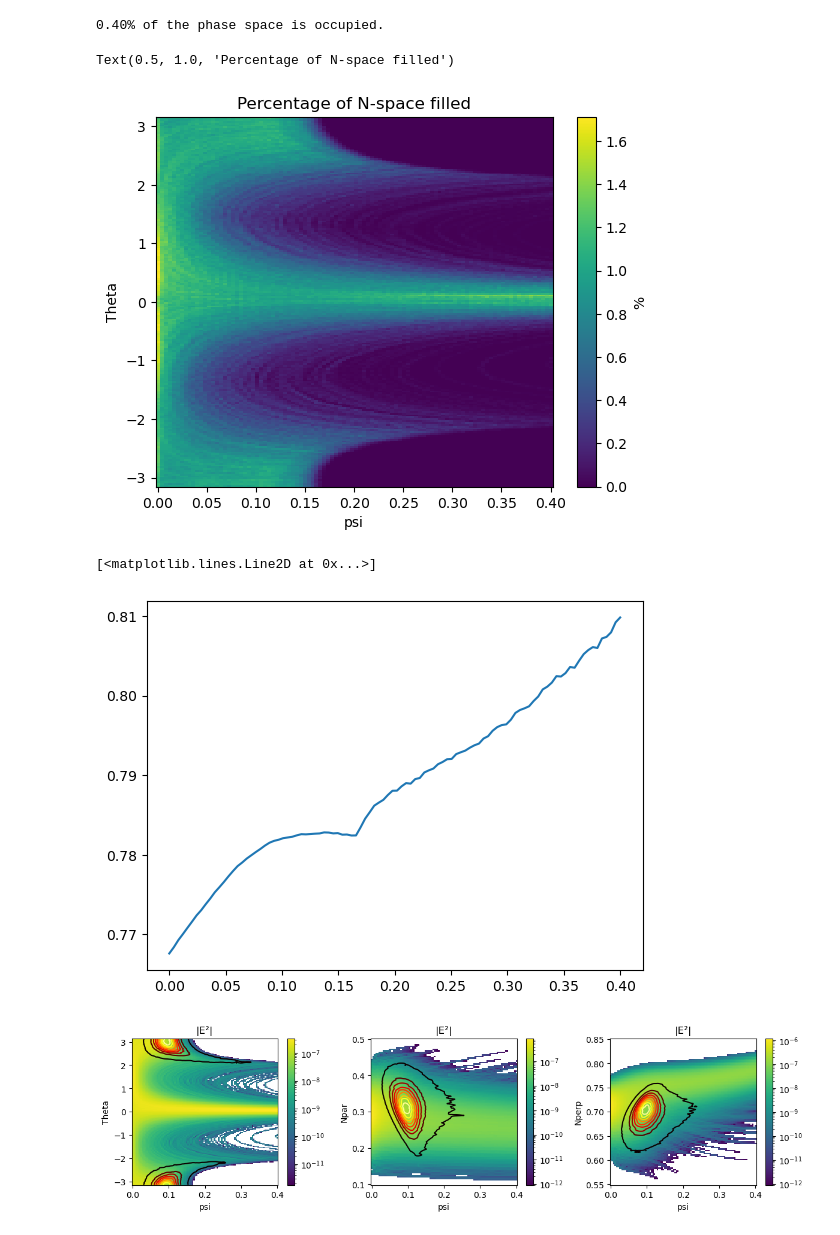
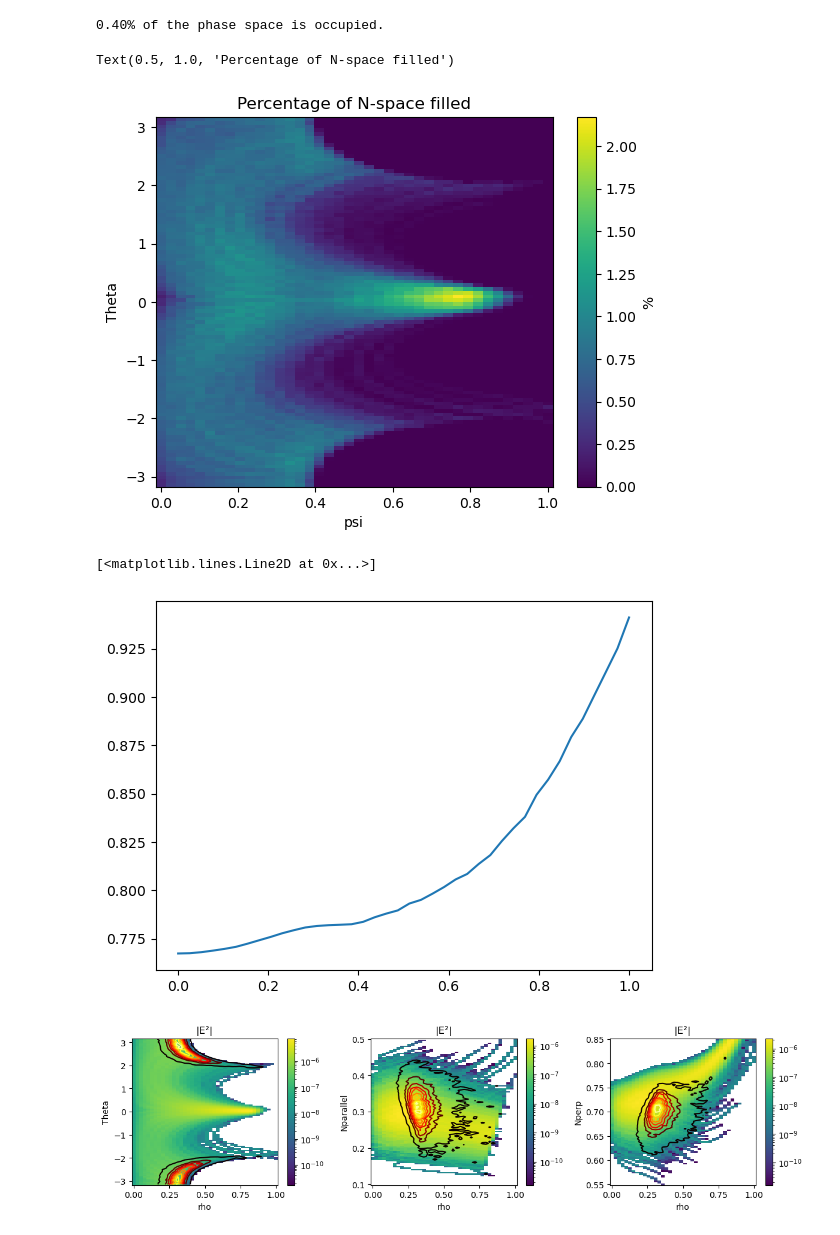
Before and after one commit to EwoutDevlaminck/WKBacca_QL, a Jupyter notebook: QL_diffusion.ipynb, the cells around one changed output. Drawn from its saved outputs; the diff is of its cells as text; code cells hidden in the pictures.

```diff
--- a/QL_diffusion.ipynb
+++ b/QL_diffusion.ipynb
@@ -11,6 +11,6 @@ from matplotlib.colors import LogNorm
 
 import QL_functs_v2 as ql
 # %%
-filename = '/home/devlamin/Documents/WKBeam_related/Cases_ran_before/TCV72644/t_1.05/output/L1_binned_QL_highres.hdf5'
+filename = '/home/devlamin/Documents/WKBeam_related/WKBacca_dev_v1/WKBacca_cases/TCV72644/t_1.05/output/L1_binned_QL.hdf5'
 # %%
-WhatToResolve, FreqGHz, mode, Wfct, Absorption, EnergyFlux, psi, Theta, Npar, Nperp = ql.read_h5file(filename)
+WhatToResolve, FreqGHz, mode, Wfct, Absorption, EnergyFlux, rho, Theta, Nparallel, Nperp = ql.read_h5file(filename)
@@ -60,13 +58,13 @@ Nparpar, Nperper = np.meshgrid(Npar, Nperp, indexing='ij')
 
 N = np.sqrt(Nparpar**2 + Nperper**2)
 # %%
-N_avg = np.array([[np.nanmean(N[beam_mask[i, j, :, :, 0]]) for j in range(len(Theta))] for i in range(len(psi))])
+N_avg = np.array([[np.nanmean(N[beam_mask[i, j, :, :, 0]]) for j in range(len(Theta))] for i in range(len(rho))])
 N_avg_psi = np.nanmean(N_avg, axis=1)
-percentage_filled = np.array([[N[beam_mask[i, j, :, :, 0]].shape[0] / N.size for j in range(len(Theta))] for i in range(len(psi))])
+percentage_filled = np.array([[N[beam_mask[i, j, :, :, 0]].shape[0] / N.size for j in range(len(Theta))] for i in range(len(rho))])
 
 fig = plt.figure()
 ax = fig.add_subplot(111)
-p1 = ax.pcolormesh(psi, Theta, 100*percentage_filled.T)
+p1 = ax.pcolormesh(rho, Theta, 100*percentage_filled.T)
 
 plt.colorbar(p1, label='%')
 ax.set_xlabel('psi')
@@ -74,72 +72,72 @@ ax.set_ylabel('Theta')
 ax.set_title('Percentage of N-space filled')
 # %% [output]
 Text(0.5, 1.0, 'Percentage of N-space filled')
-[figure, old version]
+[figure, new version]
 # %%
-plt.plot(psi, N_avg_psi, label='N_avg')
+plt.plot(rho, N_avg_psi, label='N_avg')
 # %% [output]
 [<matplotlib.lines.Line2D at 0x...>]
-[figure, old version]
+[figure, new version]
 # %%
-Wfct_psi_Theta = ql.sum_over_dimensions(Wfct, [-3, -2])
+Wfct_rho_Theta = ql.sum_over_dimensions(Wfct, [-3, -2])
 
-Wfct_psi_Npar = ql.sum_over_dimensions(Wfct, [-4, -2])
-Wfct_psi_Nperp = ql.sum_over_dimensions(Wfct, [-4, -3])
+Wfct_rho_Nparallel = ql.sum_over_dimensions(Wfct, [-4, -2])
+Wfct_rho_Nperp = ql.sum_over_dimensions(Wfct, [-4, -3])
 
 
 plt.figure(figsize=(12, 6))
 ax1 = plt.subplot(2, 3, 1)
-plot1 = ax1.pcolormesh(psi, Theta, Wfct_psi_Theta[:, :, 0].T, norm=LogNorm())
+plot1 = ax1.pcolormesh(rho, Theta, Wfct_rho_Theta[:, :, 0].T, norm=LogNorm())
 plt.colorbar(plot1)
 Absorption = np.where(beam_mask, Absorption, np.nan)
-Abs_psi_Theta = ql.sum_over_dimensions(Absorption, [-3, -2])
-Abs_max= np.nanmax(Abs_psi_Theta[:, :, 0])
-ax1.contour(psi, Theta, Abs_psi_Theta[:, :, 0].T, levels=np.linspace(Abs_max/100, Abs_max, 10), cmap='hot')
+Abs_rho_Theta = ql.sum_over_dimensions(Absorption, [-3, -2])
+Abs_max= np.nanmax(Abs_rho_Theta[:, :, 0])
+ax1.contour(rho, Theta, Abs_rho_Theta[:, :, 0].T, levels=np.linspace(Abs_max/100, Abs_max, 10), cmap='hot')
 #ax1.set_facecolor('white')
-ax1.set_xlabel('psi')
+ax1.set_xlabel('rho')
 ax1.set_ylabel('Theta')
 ax1.set_title('|E²|')
 
 
 ax2 = plt.subplot(2, 3, 2)
-plot2 = ax2.pcolormesh(psi, Npar, Wfct_psi_Npar[:, :, 0].T, norm=LogNorm())
+plot2 = ax2.pcolormesh(rho, Nparallel, Wfct_rho_Nparallel[:, :, 0].T, norm=LogNorm())
 plt.colorbar(plot2)
-Abs_psi_Npar = ql.sum_over_dimensions(Absorption, [-4, -2])
-Abs_max= np.nanmax(Abs_psi_Npar[:, :, 0])
-ax2.contour(psi, Npar, Abs_psi_Npar[:, :, 0].T, levels=np.linspace(Abs_max/100, Abs_max, 10), cmap='hot')
-ax2.set_xlabel('psi')
-ax2.set_ylabel('Npar')
+Abs_rho_Nparallel = ql.sum_over_dimensions(Absorption, [-4, -2])
+Abs_max= np.nanmax(Abs_rho_Nparallel[:, :, 0])
+ax2.contour(rho, Nparallel, Abs_rho_Nparallel[:, :, 0].T, levels=np.linspace(Abs_max/100, Abs_max, 10), cmap='hot')
+ax2.set_xlabel('rho')
+ax2.set_ylabel('Nparallel')
 ax2.set_title('|E²|')
 
 ax3 = plt.subplot(2, 3, 3)
-plot3 = ax3.pcolormesh(psi, Nperp, Wfct_psi_Nperp[:, :, 0].T, norm=LogNorm())
+plot3 = ax3.pcolormesh(rho, Nperp, Wfct_rho_Nperp[:, :, 0].T, norm=LogNorm())
 plt.colorbar(plot3)
-Abs_psi_Nperp = ql.sum_over_dimensions(Absorption, [-4, -3])
-Abs_max= np.nanmax(Abs_psi_Nperp[:, :, 0])
-ax3.contour(psi, Nperp, Abs_psi_Nperp[:, :, 0].T, levels=np.linspace(Abs_max/100, Abs_max, 10), cmap='hot')
-ax3.set_xlabel('psi')
+Abs_rho_Nperp = ql.sum_over_dimensions(Absorption, [-4, -3])
+Abs_max= np.nanmax(Abs_rho_Nperp[:, :, 0])
+ax3.contour(rho, Nperp, Abs_rho_Nperp[:, :, 0].T, levels=np.linspace(Abs_max/100, Abs_max, 10), cmap='hot')
+ax3.set_xlabel('rho')
 ax3.set_ylabel('Nperp')
 ax3.set_title('|E²|')
 
 """
 ax4 = plt.subplot(2, 3, 4)
-Vel_par_psi_Theta = ql.sum_over_dimensions(Vel_par, [-3, -2])
-Vel_perp_psi_Theta = ql.sum_over_dimensions(Vel_perp, [-3, -2])
+Vel_par_rho_Theta = ql.sum_over_dimensions(Vel_par, [-3, -2])
+Vel_perp_rho_Theta = ql.sum_over_dimensions(Vel_perp, [-3, -2])
 
-plot4 = ax4.pcolormesh(psi, Theta, Vel_par_psi_Theta[:, :, 0].T)
+plot4 = ax4.pcolormesh(rho, Theta, Vel_par_rho_Theta[:, :, 0].T)
 plt.colorbar(plot4)
-plt.xlabel('psi')
+plt.xlabel('rho')
 plt.ylabel('Theta')
 plt.title('Vel_par')
 
 ax5 = plt.subplot(2, 3, 5)
-plot5 = ax5.pcolormesh(psi, Theta, Vel_perp_psi_Theta[:, :, 0].T)
+plot5 = ax5.pcolormesh(rho, Theta, Vel_perp_rho_Theta[:, :, 0].T)
 plt.colorbar(plot5)
-plt.xlabel('psi')
+plt.xlabel('rho')
 plt.ylabel('Theta')
 plt.title('Vel_perp')
 """
 plt.tight_layout()
 # %% [output]
-[figure, old version]
+[figure, new version]
 # %%
```
Also changed, not shown: parts of 16 cells of this notebook, 4 other files.
